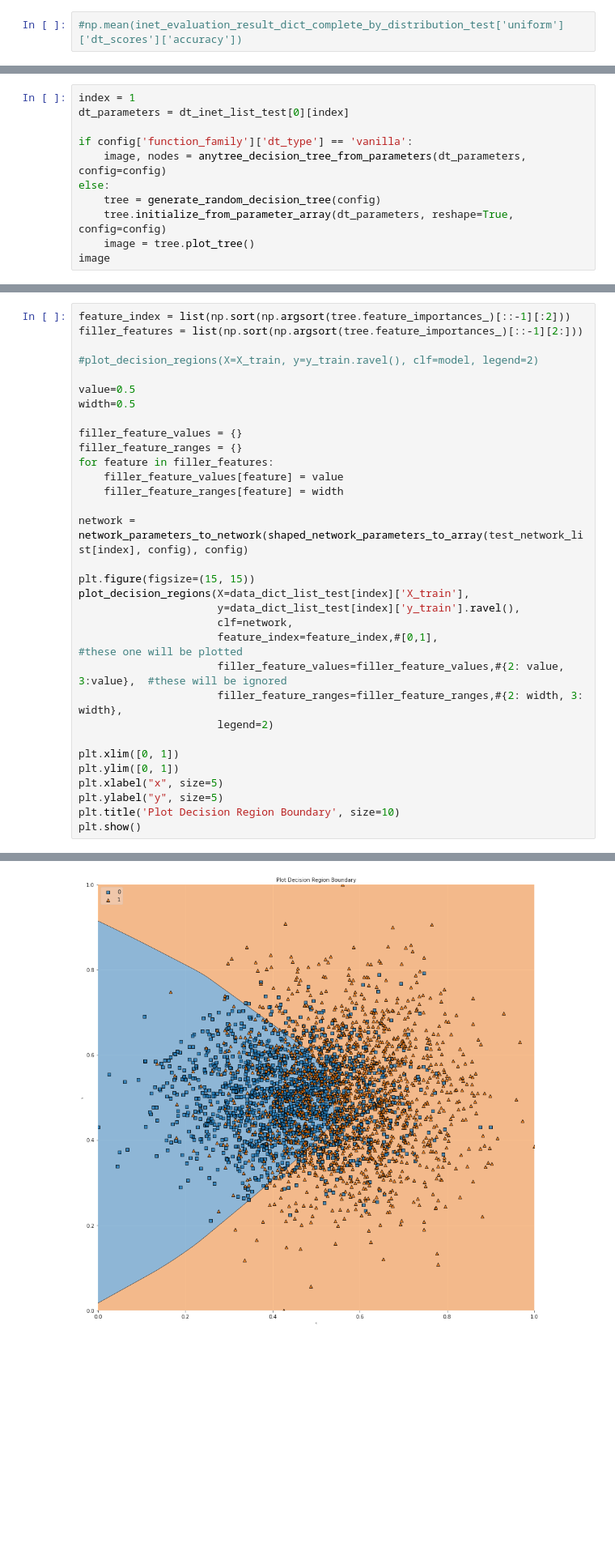
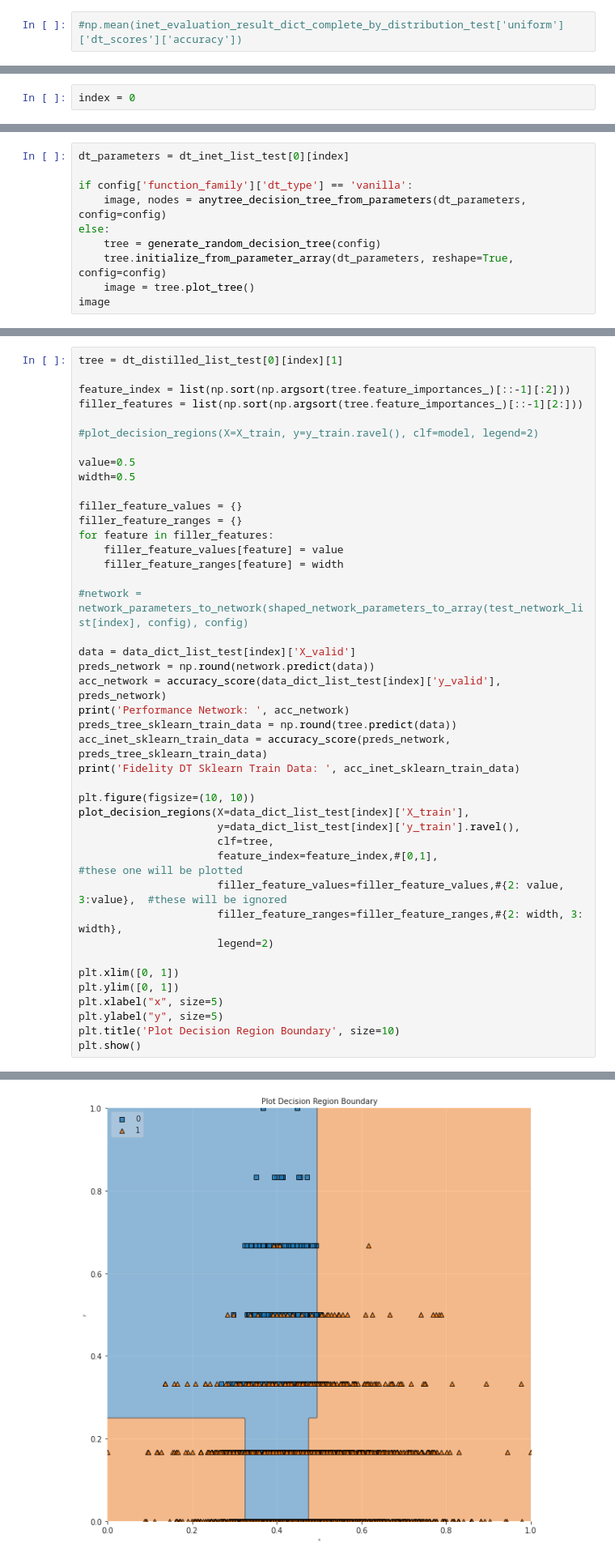
Before and after one commit to p-koenig/I-Nets-For-Logistic-Regression, a Jupyter notebook: 03_decision_trees/03_interpretation_net-n02-maxDist1-WORKING.ipynb, the cells around one changed output, grey strips where cells are left out. Shown at 81% size. Saved outputs shown, nothing was run; the diff lists cells and outputs as text; blank space fills up the shorter version.

Commit message:
decision boundary updated; decision tree class added; parameters stored fpr data generation

```diff
--- a/03_decision_trees/03_interpretation_net-n02-maxDist1-WORKING.ipynb
+++ b/03_decision_trees/03_interpretation_net-n02-maxDist1-WORKING.ipynb
@@ -851,0 +849,2 @@ network_distances.head(20)
+# %%
+index = 0
@@ -852,5 +893,4 @@ network_distances.head(20)
 # %%
-index = 1
 dt_parameters = dt_inet_list_test[0][index]
 
 if config['function_family']['dt_type'] == 'vanilla':
@@ -938,4 +1311,6 @@ GO
 # %%
+tree = dt_distilled_list_test[0][index][1]
+
 feature_index = list(np.sort(np.argsort(tree.feature_importances_)[::-1][:2]))
 filler_features = list(np.sort(np.argsort(tree.feature_importances_)[::-1][2:]))
 
@@ -950,12 +1325,20 @@ for feature in filler_features:
     filler_feature_values[feature] = value
     filler_feature_ranges[feature] = width
 
-network = network_parameters_to_network(shaped_network_parameters_to_array(test_network_list[index], config), config)
+#network = network_parameters_to_network(shaped_network_parameters_to_array(test_network_list[index], config), config)
 
-plt.figure(figsize=(15, 15))
+data = data_dict_list_test[index]['X_valid']
+preds_network = np.round(network.predict(data))
+acc_network = accuracy_score(data_dict_list_test[index]['y_valid'], preds_network)
+print('Performance Network: ', acc_network)
+preds_tree_sklearn_train_data = np.round(tree.predict(data))
+acc_inet_sklearn_train_data = accuracy_score(preds_network, preds_tree_sklearn_train_data)
+print('Fidelity DT Sklearn Train Data: ', acc_inet_sklearn_train_data)
+
+plt.figure(figsize=(10, 10))
 plot_decision_regions(X=data_dict_list_test[index]['X_train'],
                       y=data_dict_list_test[index]['y_train'].ravel(),
-                      clf=network,
+                      clf=tree,
                       feature_index=feature_index,#[0,1],                        #these one will be plotted
                       filler_feature_values=filler_feature_values,#{2: value, 3:value},  #these will be ignored
                       filler_feature_ranges=filler_feature_ranges,#{2: width, 3: width},
@@ -971,4 +1356,4 @@ plt.show()
-[figure, old version]
+[figure, new version]
 # %%
 if False:
     number = 6
```
Also changed, not shown: parts of 30 cells of this notebook, 5 other files.
